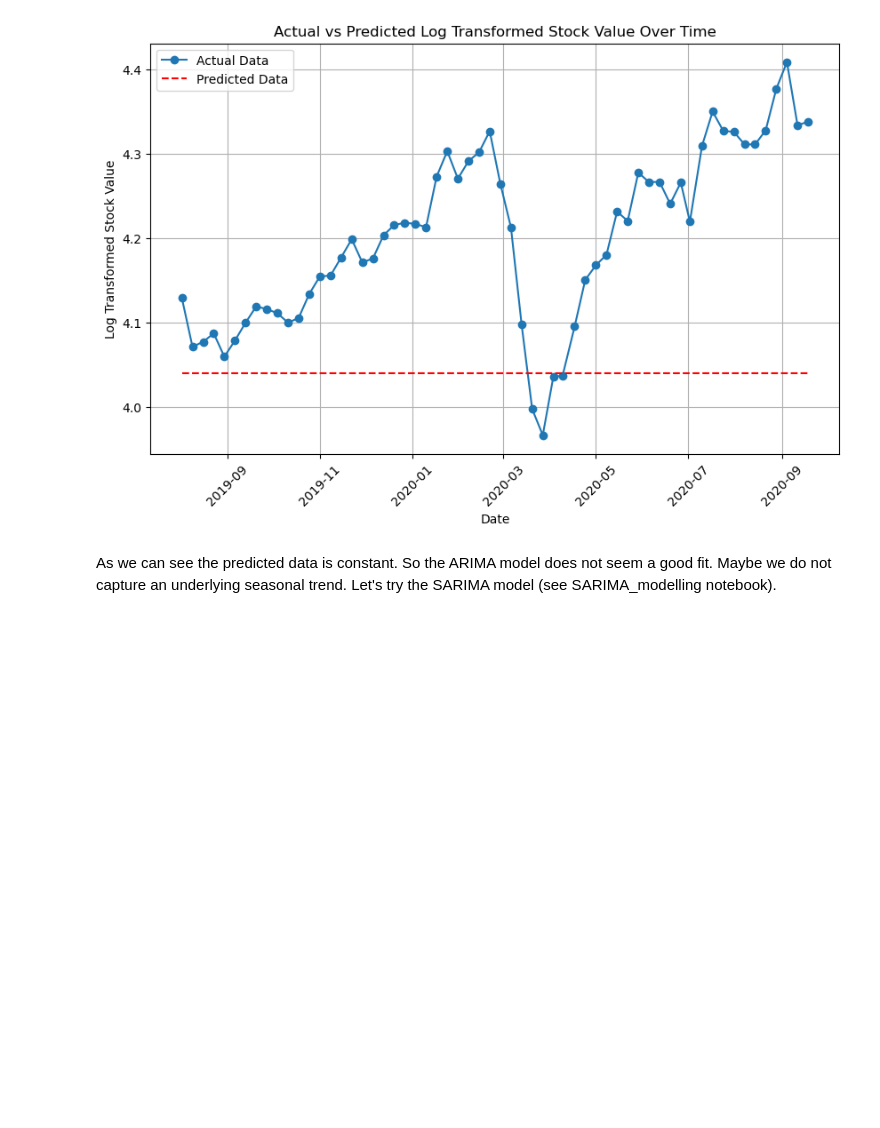
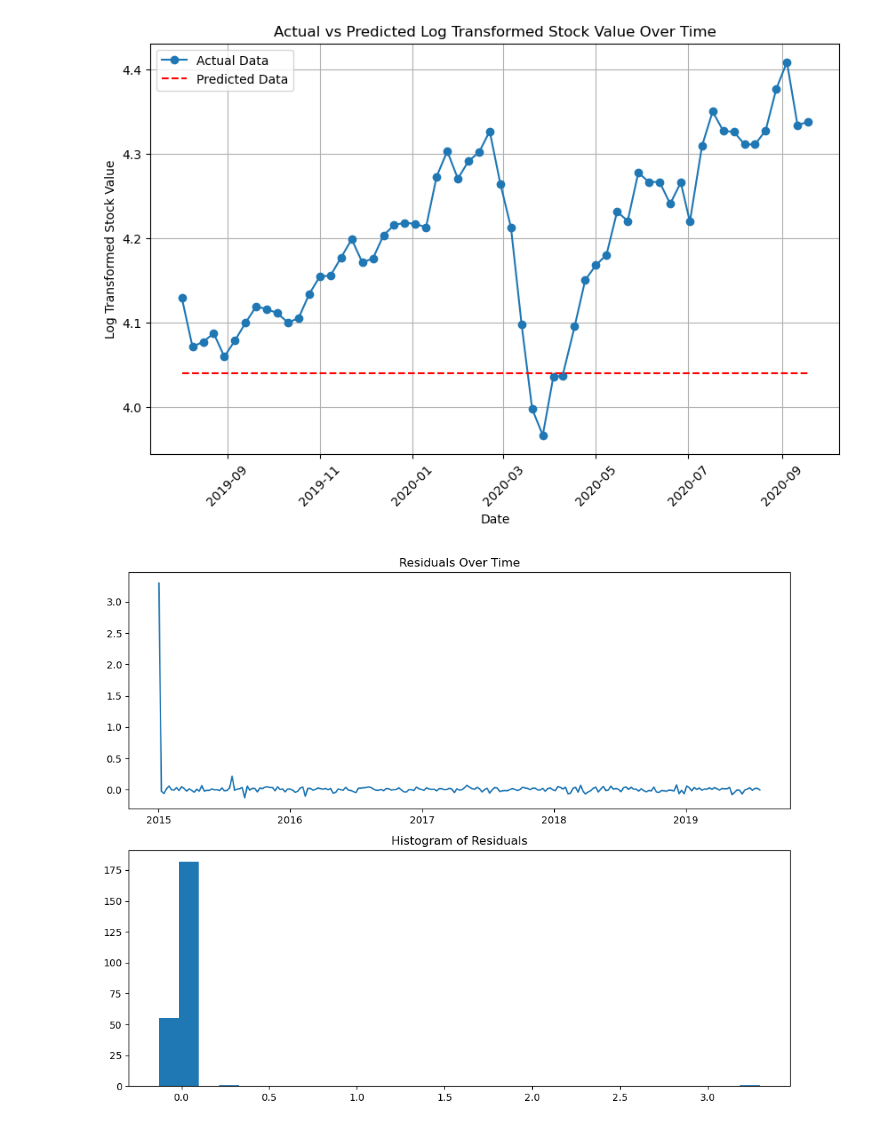
Before and after one commit to claudiawiese/stock_market_time_series, a Jupyter notebook: modelling/ARIMA_modelling.ipynb, the cells around one changed output. Cells and saved outputs as stored; diff of their text form; code cells hidden in the pictures; blank space fills up the shorter version.

Commit message:
ARIMA fine tunining

```diff
--- a/modelling/ARIMA_modelling.ipynb
+++ b/modelling/ARIMA_modelling.ipynb
@@ -323,5 +410,22 @@ plt.legend()
 plt.show()
 # %% [output]
 [figure]
-# %% [markdown]
-As we can see the predicted data is constant. So the ARIMA model does not seem a good fit. Maybe we do not capture an underlying seasonal trend. Let's try the SARIMA model (see SARIMA_modelling notebook).
+# %%
+#Plot residuals
+
+residuals = model3.resid
+
+fig, ax = plt.subplots(2, 1, figsize=(10, 8))
+
+# Plot the residuals over time
+ax[0].plot(residuals)
+ax[0].set_title('Residuals Over Time')
+
+# Plot the histogram of residuals
+ax[1].hist(residuals, bins=30)
+ax[1].set_title('Histogram of Residuals')
+
+plt.tight_layout()
+plt.show()
+# %% [output]
+[figure, added]
```
Also changed, not shown: parts of 24 cells of this notebook, 3 other files.
